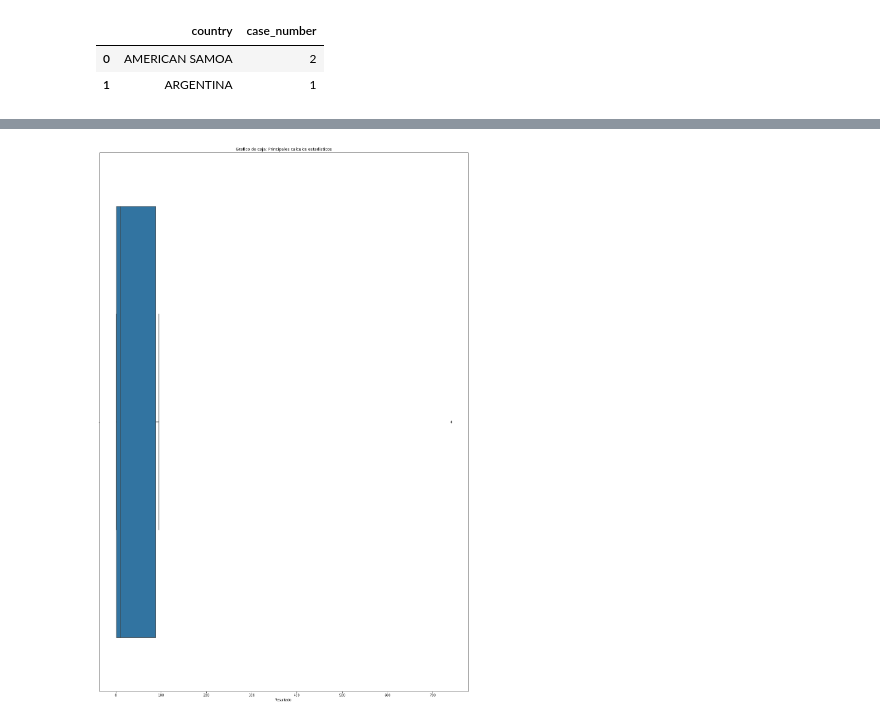
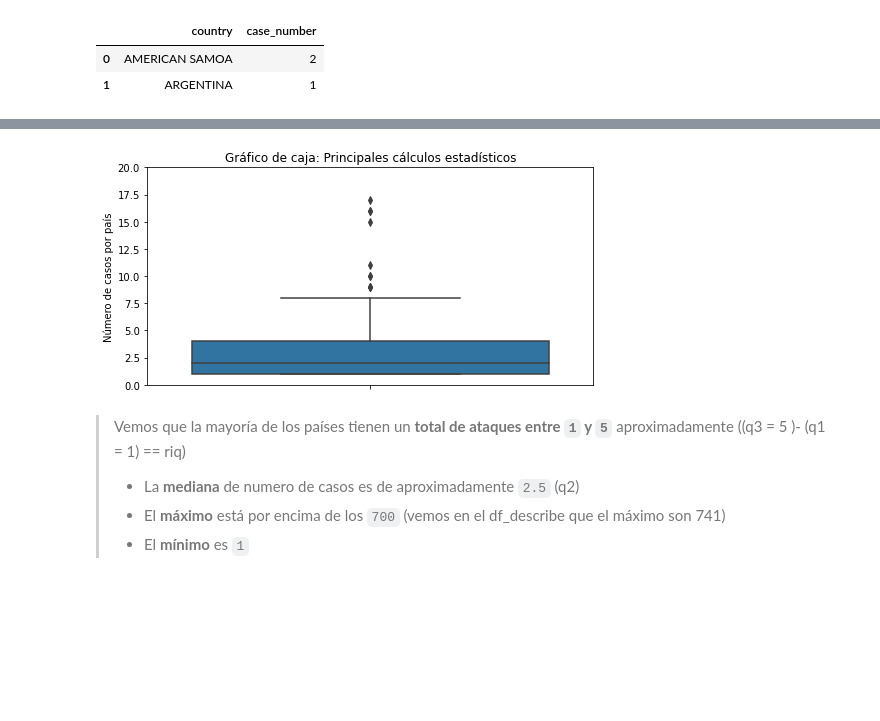
Before and after one commit to Adalab/DA-promo-b-modulo2-sprint-1-Antoanela-Chloe, a Jupyter notebook: visualizacion/pp-python-modulo-2-sprint-1-visualizacion-ejercicio-3-seaborn.ipynb, the cells around one changed output, grey strips where cells are left out. Saved outputs shown, nothing was run; the diff lists cells and outputs as text; code cells hidden in the pictures; blank space fills up the shorter version.

```diff
--- a/visualizacion/pp-python-modulo-2-sprint-1-visualizacion-ejercicio-3-seaborn.ipynb
+++ b/visualizacion/pp-python-modulo-2-sprint-1-visualizacion-ejercicio-3-seaborn.ipynb
@@ -205,8 +208,0 @@ plt.show()
-# %%
-plt.figure(figsize=(20,30))
-fig = sns.boxplot(x='case_number', data= df_describe, hue= 'index')
-fig.set(xlabel= 'Resultado ' )
-fig.set_title('Grafico de caja: Principales calculos estadisticos')
-plt.show()
-# %% [output]
-[figure, removed]
@@ -212,0 +211,16 @@ plt.show()
+# %%
+# Probamos el rango de ylim hasta que vemos el rango intercuartílico
+
+plt.figure(figsize =(8,4))
+fig = sns.boxplot(y ='case_number', data = df_ataques_pais)
+fig.set(ylabel= 'Número de casos por país')
+fig.set_ylim([0,20])
+fig.set_title('Gráfico de caja: Principales cálculos estadísticos')
+plt.show()
+# %% [output]
+[figure, added]
+# %% [markdown]
+>Vemos que la mayoría de los países tienen un **total de ataques entre `1` y `5`** aproximadamente ((q3 = 5 )- (q1 = 1) == riq)
+>* La **mediana** de numero de casos es de aproximadamente `2.5` (q2)
+>* El **máximo** está por encima de los `700` (vemos en el df_describe que el máximo son 741)
+>* El **mínimo** es `1`
```
Also changed, not shown: parts of 25 cells of this notebook, 5 other files.
